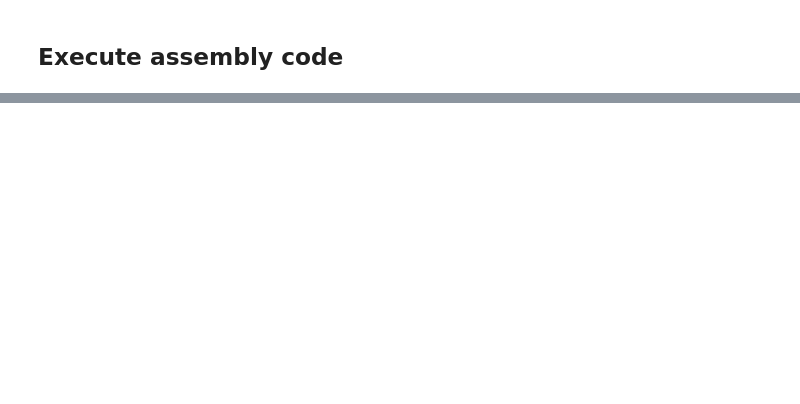
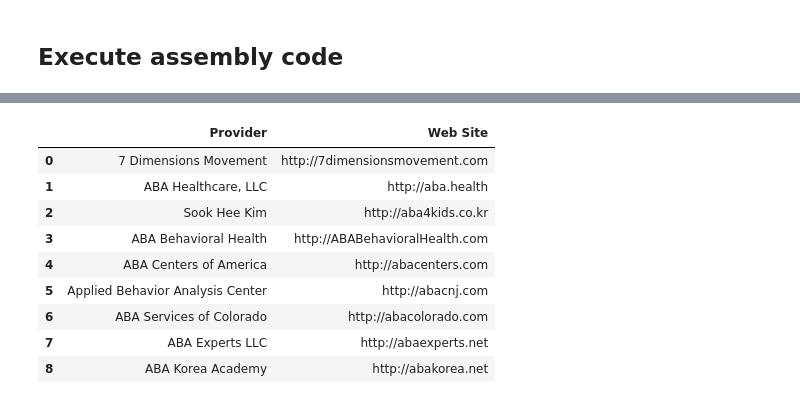
Before and after one commit to gladcolor/LLM-Geo, a Jupyter notebook: LLM_Geo_API4.ipynb, the cells around one changed output, grey strips where cells are left out. Saved outputs shown, nothing was run; the diff lists cells and outputs as text; code cells hidden in the pictures; blank space fills up the shorter version.

```diff
--- a/LLM_Geo_API4.ipynb
+++ b/LLM_Geo_API4.ipynb
@@ -278,0 +289,18 @@ InvalidRequestError: This model's maximum context length is 4097 tokens. However
+# %%
+ # Load ACE provider CSV
+ace_providers_df = load_ace_provider_csv()
+
+# Extract web page text from provider URLs
+web_texts = extract_web_page_text(ace_providers_df)
+
+# Send prompts to ChatGPT and get responses
+chatgpt_responses = send_prompts_to_chatgpt(web_texts)
+
+# Extract addresses from ChatGPT responses
+addresses_list = extract_addresses_from_responses(chatgpt_responses)
+
+# Merge extracted addresses with the ACE provider DataFrame
+final_output_df = merge_addresses_with_providers(ace_providers_df, addresses_list)
+
+# Save the final output DataFrame to a CSV file
+final_output_df.to_csv("Autism_Service_Providers_Addresses.csv", index=False)
@@ -278,0 +314,13 @@ InvalidRequestError: This model's maximum context length is 4097 tokens. However
+# %%
+ace_providers_df
+# %% [output]
+|  | Provider | Web Site |
+| 0 | 7 Dimensions Movement | http://7dimensionsmovement.com |
+| 1 | ABA Healthcare, LLC | http://aba.health |
+| 2 | Sook Hee Kim | http://aba4kids.co.kr |
+| 3 | ABA Behavioral Health | http://ABABehavioralHealth.com |
+| 4 | ABA Centers of America | http://abacenters.com |
+| 5 | Applied Behavior Analysis Center | http://abacnj.com |
+| 6 | ABA Services of Colorado | http://abacolorado.com |
+| 7 | ABA Experts LLC | http://abaexperts.net |
+| 8 | ABA Korea Academy | http://abakorea.net |
```
Also changed, not shown: parts of 8 cells of this notebook, 2 other files.
